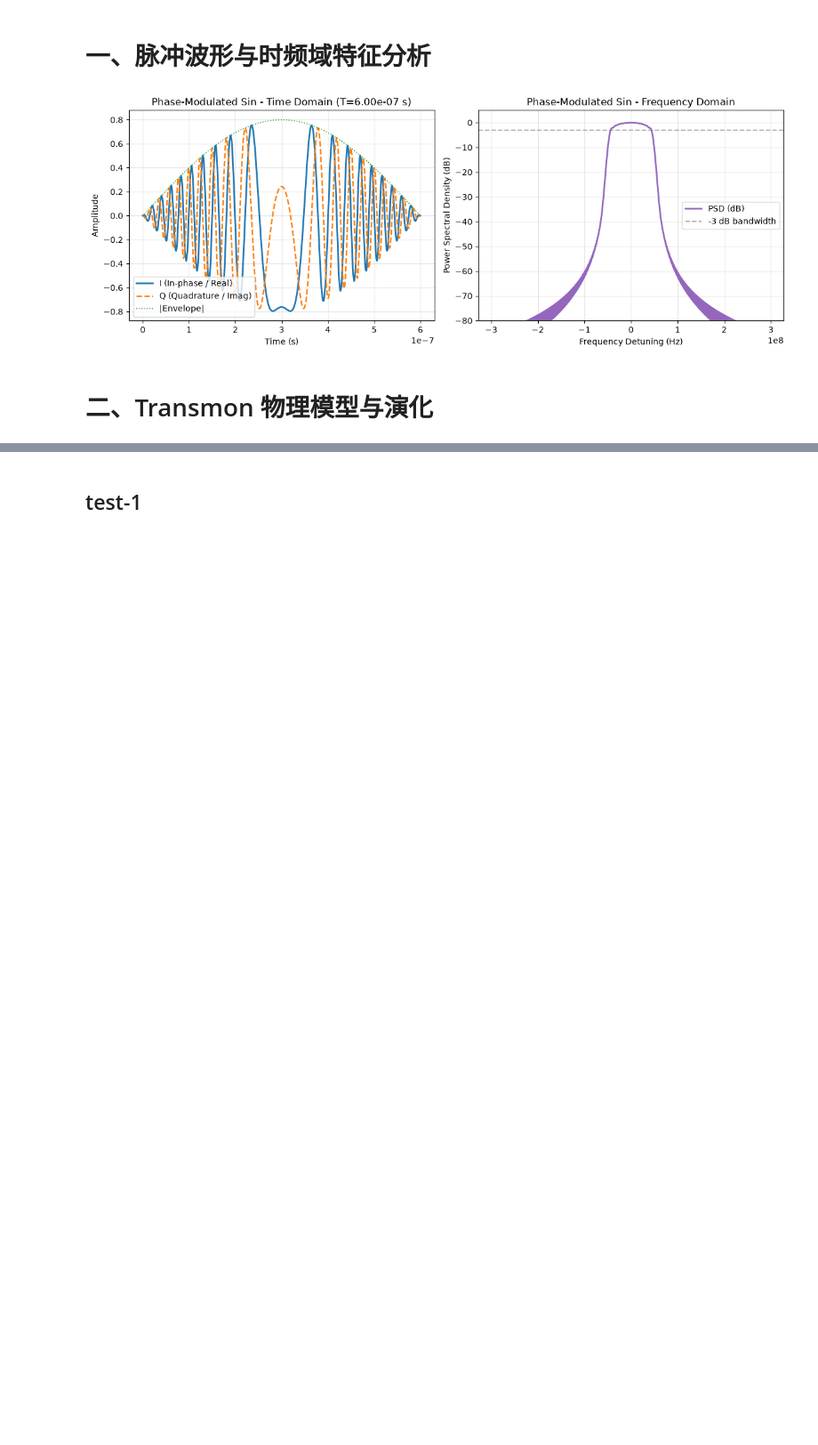
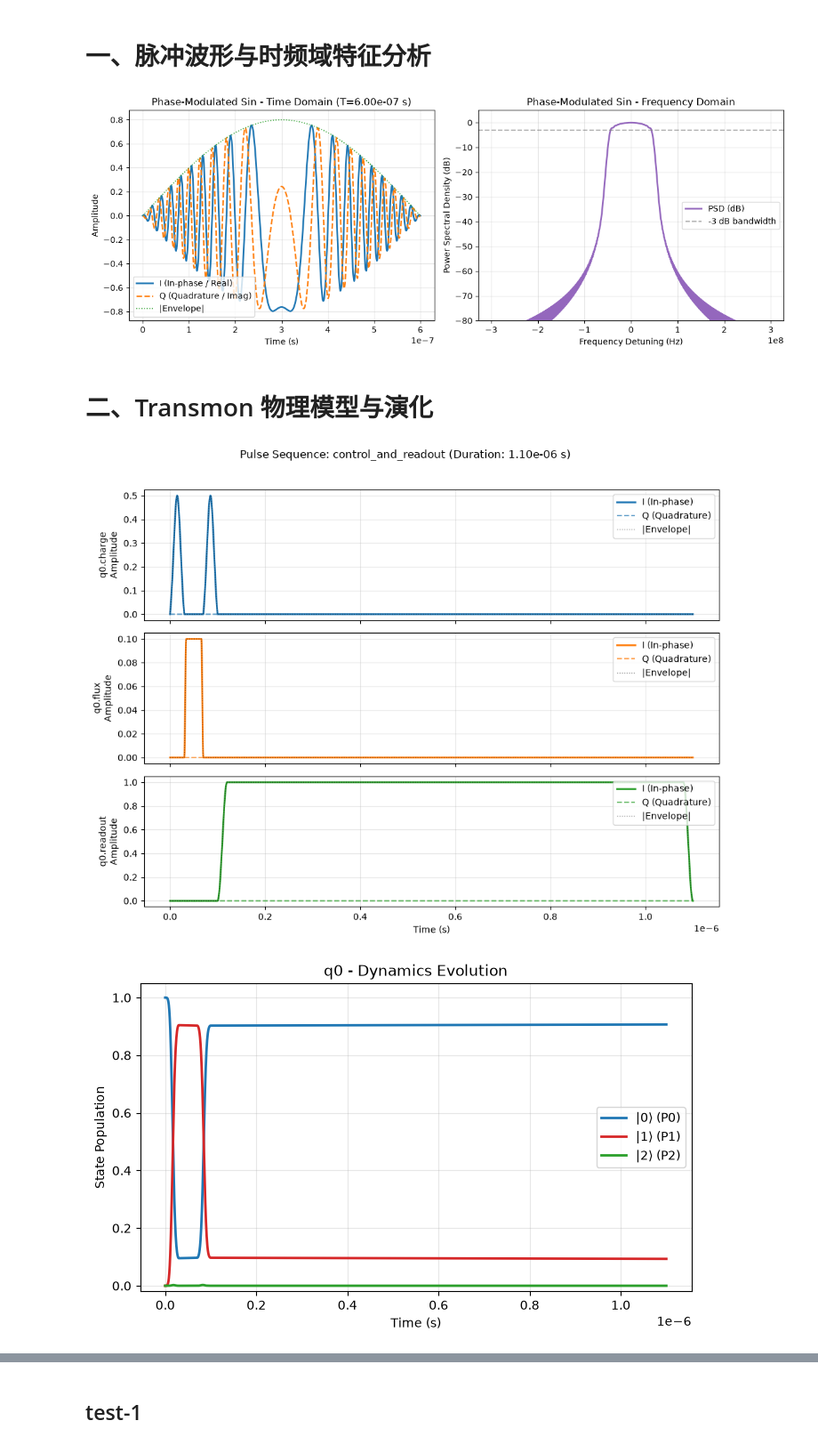
Before and after one commit to quantum-panda-a/SQPulse, a Jupyter notebook: examples/demo.ipynb, the cells around one changed output, grey strips where cells are left out. Shown at 89% size. Drawn from its saved outputs; the diff is of its cells as text; code cells hidden in the pictures; blank space fills up the shorter version.

```diff
--- a/examples/demo.ipynb
+++ b/examples/demo.ipynb
@@ -111,3 +111,40 @@ print(f"Sech脉冲谱泄露 (>100 MHz):     {spectral_leakage(p_sech, cutoff):.6
 print(f"Slepian脉冲谱泄露 (>100 MHz):  {spectral_leakage(p_slepian, cutoff):.6f}")
 # %% [markdown]
 # 二、Transmon 物理模型与演化
+# %%
+import matplotlib.pyplot as plt
+import numpy as np
+from sqpulse import Transmon, ReadoutResonator, PulseSequence, GaussianPulse, FlatTopPulse, Measurement, ns, us, MHz, GHz
+
+# 1. 定义通用 Transmon (支持结不对称度 d; d=1.0 为单结, d=0.2 为可调 SQUID)
+q = Transmon("q0", f_q=5.0 * GHz, alpha=-250.0 * MHz, d=0.2, levels=3, t1=25.0 * us, t2=30.0 * us)
+
+# 2. 编排多通道脉冲序列 (包含 XY 驱动、Z 磁通调频与腔读出)
+seq = PulseSequence(name="control_and_readout")
+# (1) 在 charge_line (XY) 施加 pi/2 脉冲
+seq.add(q.charge_line, GaussianPulse(duration=30 * ns, amp=0.5))
+seq.sync()
+
+# (2) 在 flux_line (Z) 施加快速磁通脉冲调制频率
+seq.add(q.flux_line, FlatTopPulse(duration=40 * ns, amp=0.1, ramp_time=4 * ns))
+seq.sync()
+
+# (3) 施加第二个 pi/2 脉冲
+seq.add(q.charge_line, GaussianPulse(duration=30 * ns, amp=0.5))
+seq.sync()
+
+# (4) 在 readout_line (RO) 施加 1 us 微波读出脉冲
+seq.add(q.readout_line, FlatTopPulse(duration=1000 * ns, amp=1.0, ramp_time=20 * ns))
+
+# 绘制多通道时间轴对齐图
+seq.plot()
+plt.show()
+
+# 3. 双后端测量选择
+# 方式 A：选择理想投影与态演化后端 (精确主方程求解)
+res_proj = Measurement.run(q, seq, backend="projective")
+res_proj.plot_populations()
+plt.show()
+# %% [output]
+[figure, added]
+[figure, added]
```
Also changed, not shown: parts of 7 cells of this notebook, 30 other files.
